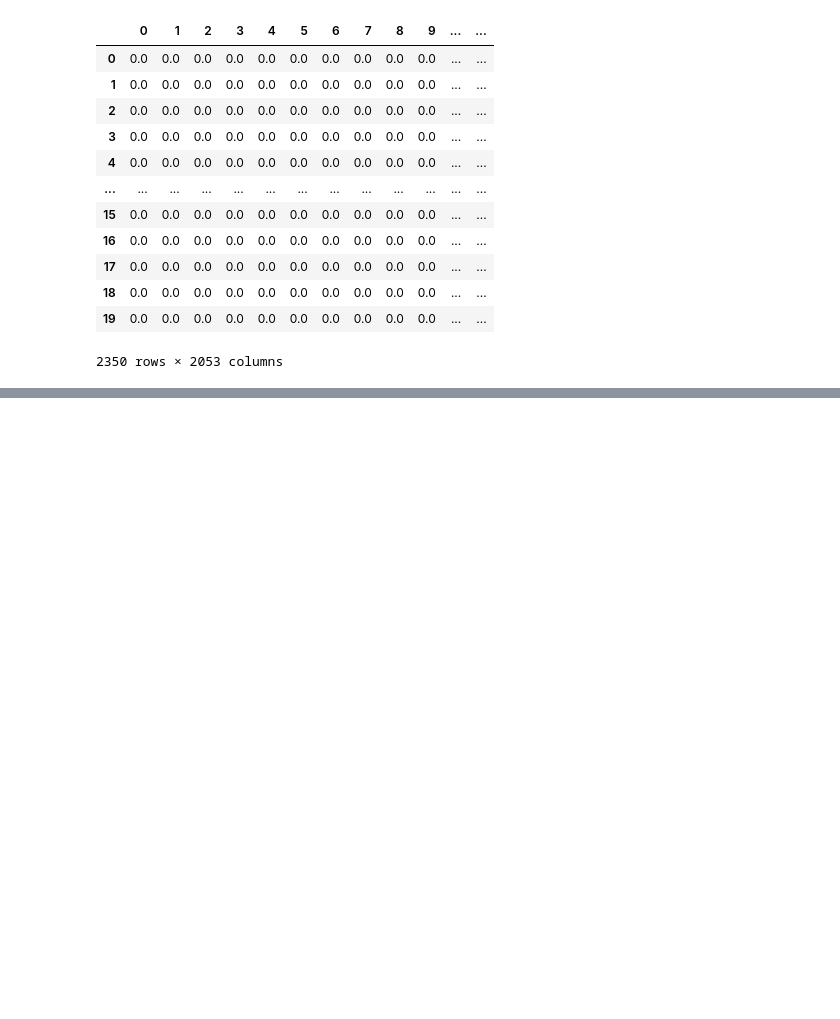
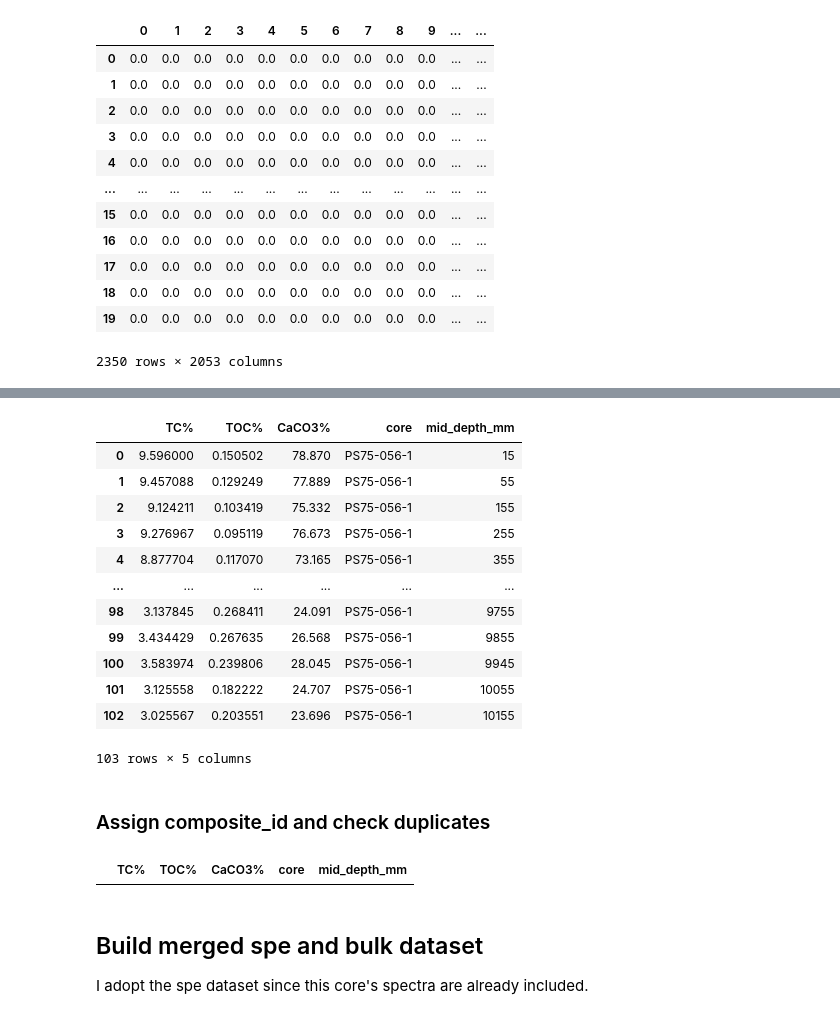
Before and after one commit to dispink/CaCO3_NWP, a Jupyter notebook: build_database_06.ipynb, the cells around one changed output, grey strips where cells are left out. Drawn from its saved outputs; the diff is of its cells as text; code cells hidden in the pictures; blank space fills up the shorter version.

```diff
--- a/build_database_06.ipynb
+++ b/build_database_06.ipynb
@@ -1215,0 +1235,36 @@ c_df.to_csv('data/spe+bulk_dataset_20210818.csv')
+# %%
+bulk_df = pd.read_excel('data/Bulk chem/PS75-056-1_bulk CaCO3.xlsx',
+                        usecols=[0, 1, 2, 3])
+bulk_df.columns = ['depth cm', 'TC%', 'TOC%', 'CaCO3%']
+bulk_df['core'] = ['PS75-056-1' for _ in range(len(bulk_df))]
+bulk_df['mid_depth_mm'] = bulk_df['depth cm'].astype(int)*10 + 5
+bulk_df.drop('depth cm', axis=1, inplace=True)
+bulk_df
+# %% [output]
+|  | TC% | TOC% | CaCO3% | core | mid_depth_mm |
+| 0 | 9.596000 | 0.150502 | 78.870 | PS75-056-1 | 15 |
+| 1 | 9.457088 | 0.129249 | 77.889 | PS75-056-1 | 55 |
+| 2 | 9.124211 | 0.103419 | 75.332 | PS75-056-1 | 155 |
+| 3 | 9.276967 | 0.095119 | 76.673 | PS75-056-1 | 255 |
+| 4 | 8.877704 | 0.117070 | 73.165 | PS75-056-1 | 355 |
+| ... | ... | ... | ... | ... | ... |
+| 98 | 3.137845 | 0.268411 | 24.091 | PS75-056-1 | 9755 |
+| 99 | 3.434429 | 0.267635 | 26.568 | PS75-056-1 | 9855 |
+| 100 | 3.583974 | 0.239806 | 28.045 | PS75-056-1 | 9945 |
+| 101 | 3.125558 | 0.182222 | 24.707 | PS75-056-1 | 10055 |
+| 102 | 3.025567 | 0.203551 | 23.696 | PS75-056-1 | 10155 |
+103 rows × 5 columns
+# %% [markdown]
+### Assign composite_id and check duplicates
+# %%
+composite_id = []
+for _, row in bulk_df.iterrows():
+    composite_id.append('{}_{:05}'.format(row.core, row.mid_depth_mm))
+
+bulk_df.index = composite_id
+bulk_df[bulk_df.index.duplicated()]
+# %% [output]
+|  | TC% | TOC% | CaCO3% | core | mid_depth_mm |
+# %% [markdown]
+## Build merged spe and bulk dataset
+I adopt the spe dataset since this core's spectra are already included.
```
Also changed, not shown: parts of 14 cells of this notebook.
